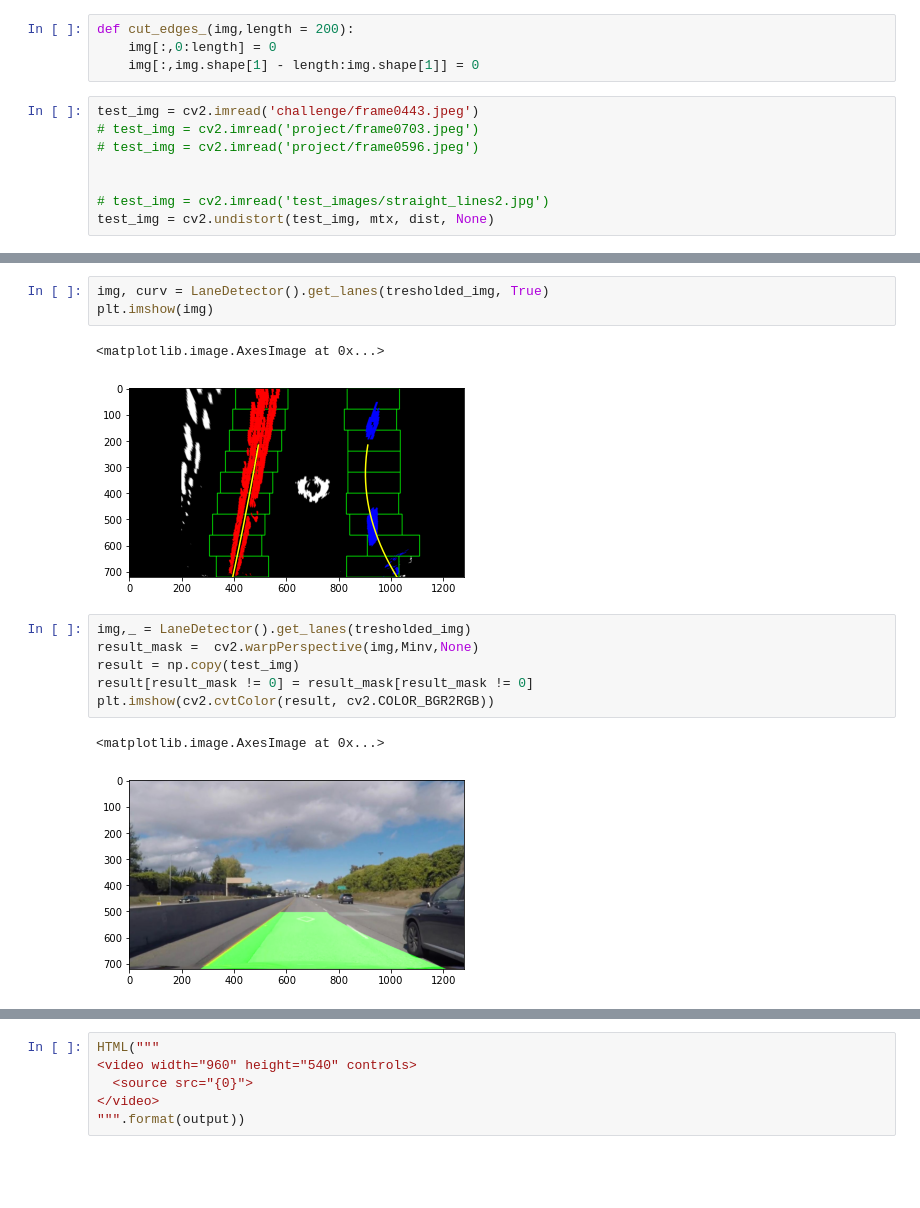
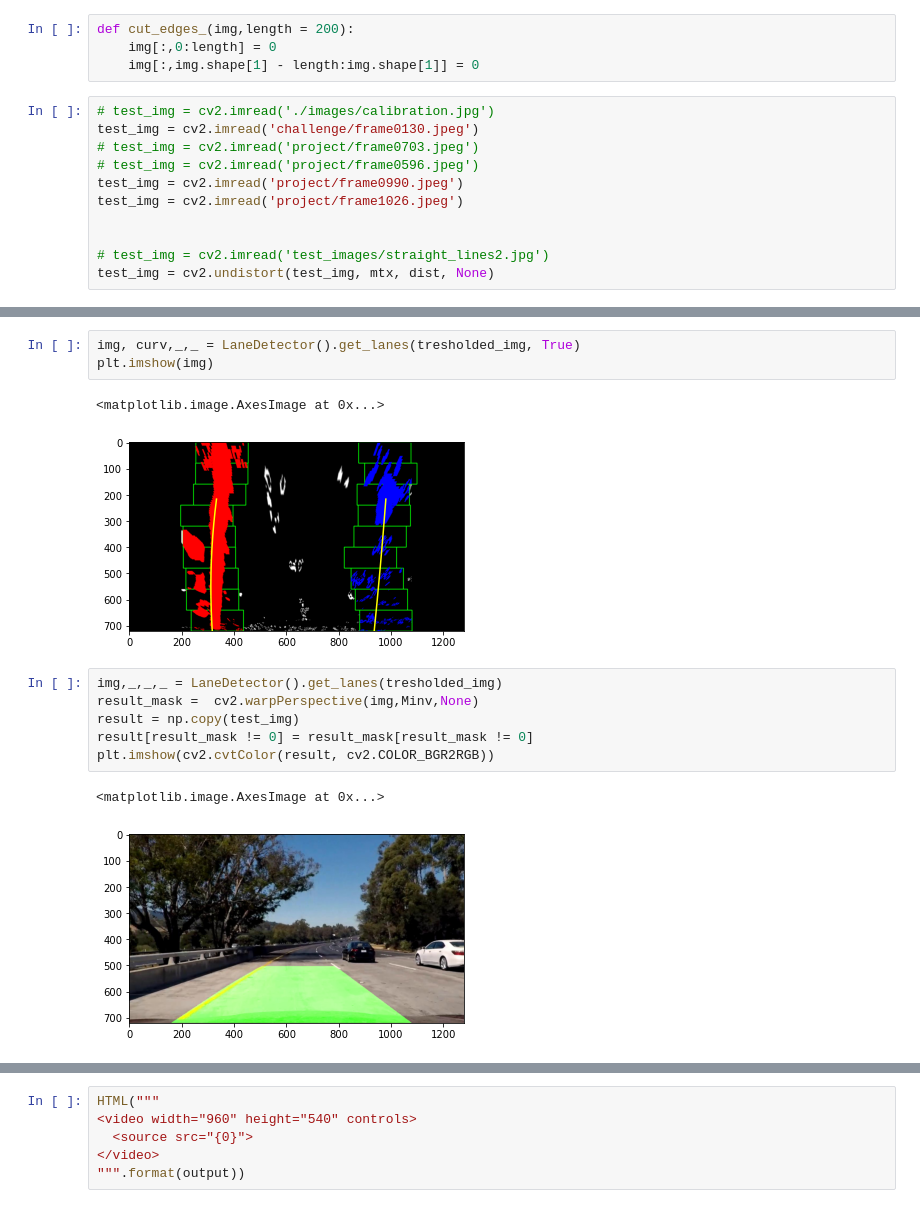
Before and after one commit to acidhills/udacity_advanced_lane_finding, a Jupyter notebook: project.ipynb, the cells around one changed output, grey strips where cells are left out. Cells and saved outputs as stored; diff of their text form; blank space fills up the shorter version.

```diff
--- a/project.ipynb
+++ b/project.ipynb
@@ -25,9 +25,12 @@ def cut_edges_(img,length = 200):
     img[:,0:length] = 0
     img[:,img.shape[1] - length:img.shape[1]] = 0
 # %%
-test_img = cv2.imread('challenge/frame0443.jpeg')
+# test_img = cv2.imread('./images/calibration.jpg')
+test_img = cv2.imread('challenge/frame0130.jpeg')
 # test_img = cv2.imread('project/frame0703.jpeg')
 # test_img = cv2.imread('project/frame0596.jpeg')
+test_img = cv2.imread('project/frame0990.jpeg')
+test_img = cv2.imread('project/frame1026.jpeg')
 
 
 # test_img = cv2.imread('test_images/straight_lines2.jpg')
@@ -59,17 +62,17 @@ plt.imshow(img)
 # %%
-img, curv = LaneDetector().get_lanes(tresholded_img, True)
+img, curv,_,_ = LaneDetector().get_lanes(tresholded_img, True)
 plt.imshow(img)
 # %% [output]
 <matplotlib.image.AxesImage at 0x...>
-[figure, old version]
+[figure, new version]
 # %%
-img,_ = LaneDetector().get_lanes(tresholded_img)
+img,_,_,_ = LaneDetector().get_lanes(tresholded_img)
 result_mask =  cv2.warpPerspective(img,Minv,None)
 result = np.copy(test_img)
 result[result_mask != 0] = result_mask[result_mask != 0]
 plt.imshow(cv2.cvtColor(result, cv2.COLOR_BGR2RGB))
 # %% [output]
 <matplotlib.image.AxesImage at 0x...>
-[figure, old version]
+[figure, new version]
 # %%
 class Processor:
```
Also changed, not shown: parts of 18 cells of this notebook, 3 other files.
